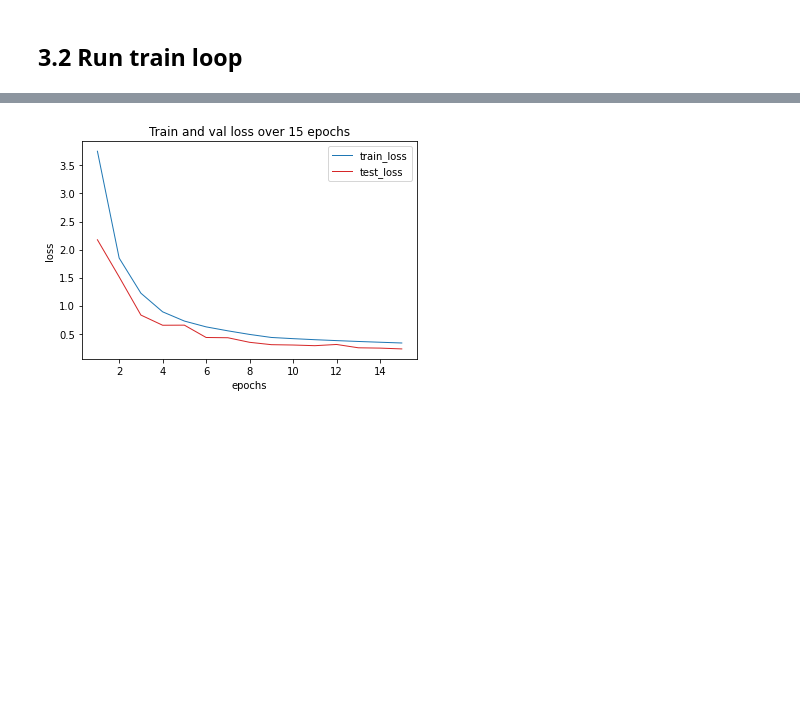
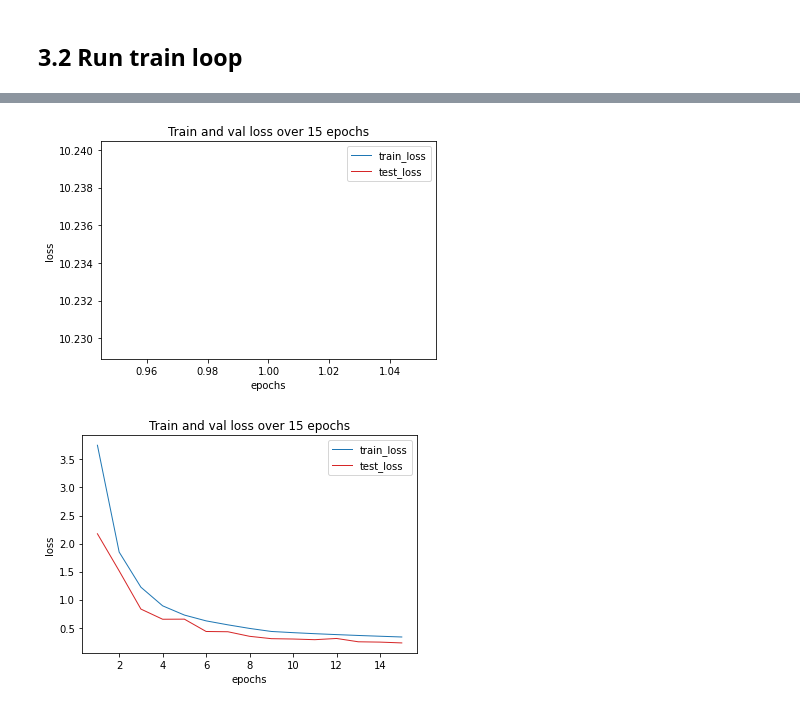
Before and after one commit to jessbunnag/cds_1011_final_project, a Jupyter notebook: train.ipynb, the cells around one changed output, grey strips where cells are left out. Drawn from its saved outputs; the diff is of its cells as text; code cells hidden in the pictures; blank space fills up the shorter version.

```diff
--- a/train.ipynb
+++ b/train.ipynb
@@ -74,7 +74,7 @@ def train_step(batch, model, optimizer, criterion, device):
 
     model.train()
 
-    dec_log_probs, dec_hidden = model(input, target, inputs_len, target_len)
+    dec_log_probs, dec_hidden, best_attn_labels = model(input, target, inputs_len, target_len)
 
     # scores = s2s_output.view(-1, s2s_output.size(-1))
 
@@ -86,7 +86,8 @@ def train_step(batch, model, optimizer, criterion, device):
 
     optimizer.step()
 
-    return loss.item()
+    # return the attention scores at the last time step
+    return loss.item(), dec_log_probs, best_attn_labels
 
 def eval_step(batch, model, criterion, device):
     input = batch.input_vecs.to(device)
@@ -96,20 +97,23 @@ def eval_step(batch, model, criterion, device):
 
     model.eval()
 
-    dec_log_probs, dec_hidden = model(input, target, inputs_len, target_len)
+    dec_log_probs, dec_hidden, best_attn_labels = model(input, target, inputs_len, target_len)
 
     # scores = s2s_output.view(-1, s2s_output.size(-1))
 
     loss = criterion(dec_log_probs.transpose(1, 2), target)
 
-    return loss.item()
+    # return the attention scores at the last time step
+    return loss.item(), dec_log_probs, best_attn_labels
 # %% [markdown]
 ## 3.2 Run train loop
 # %%
 from tqdm import tqdm
 # TRAIN LOOP
 
+# initial learning rate
 lr = 1.0
+# initialize the model, optimizer, and criterion
 seq2seq = Seq2Seq(pretrained_vectors, hidden_size=600, output_size=output_size)
 optimizer = torch.optim.SGD(seq2seq.parameters(), lr=lr)
 criterion = nn.NLLLoss(ignore_index=datasets['train'].pad_idx)
@@ -129,25 +133,32 @@ for epoch in tqdm(range(NUM_EPOCHS)):
     # train
     train_losses = []
     for i, data in tqdm(enumerate(dataloaders['train']), leave=False):
-        curr_loss = train_step(data, seq2seq, optimizer, criterion, device)
+        curr_loss, dec_log_probs, best_attn_labels = train_step(data, seq2seq, optimizer, criterion, device)
 
         train_losses.append(curr_loss)
+
     avg_train_loss = np.mean(train_losses)
     print(f'Train loss after epoch {epoch+1} = {avg_train_loss}')
 
     # eval
-    val_losses = []
+    test_losses = []
+    all_best_attn_labels = []
     with torch.no_grad():
         for i, data in tqdm(enumerate(dataloaders['test']), leave=False):
-            curr_loss = eval_step(data, seq2seq, criterion, device)
+            curr_loss, dec_log_probs, best_attn_labels = eval_step(data, seq2seq, criterion, device)
+            # HERE we will use the best_attn_labels during inference on the test set
+            # Note: for each prediction from beam search for size batch_size x tgt_max_sentence_length,
+            # we have a corresponding matrix of best_attn labels containing the src class idx vocab label to
+            # replace the tgt token with if it's an UNK token
 
-            val_losses.append(curr_loss)
+            test_losses.append(curr_loss)
+            all_best_attn_labels.append(best_attn_labels)
 
-        avg_val_loss = np.mean(val_losses)
-        print(f'Val loss after epoch {epoch+1} = {avg_val_loss}')
+        avg_test_loss = np.mean(test_losses)
+        print(f'Val loss after epoch {epoch+1} = {avg_test_loss}')
 
     plot_cache['train'].append(avg_train_loss)
-    plot_cache['test'].append(avg_val_loss)
+    plot_cache['test'].append(avg_test_loss)
 
     scheduler.step()
 # %% [output]
@@ -186,6 +186,10 @@ def plot_over_training(per_epoch_metrics, title_name, num_epochs):
     fig.tight_layout
     plt.title(title_name)
     plt.show()
+# %%
+plot_over_training(plot_cache, 'Train and val loss over 15 epochs', NUM_EPOCHS)
+# %% [output]
+[figure, added]
 # %%
 plot_over_training(plot_cache, 'Train and val loss over 15 epochs', 15)
 # %% [output]
```
Also changed, not shown: parts of 1 cell of this notebook, 2 other files.
